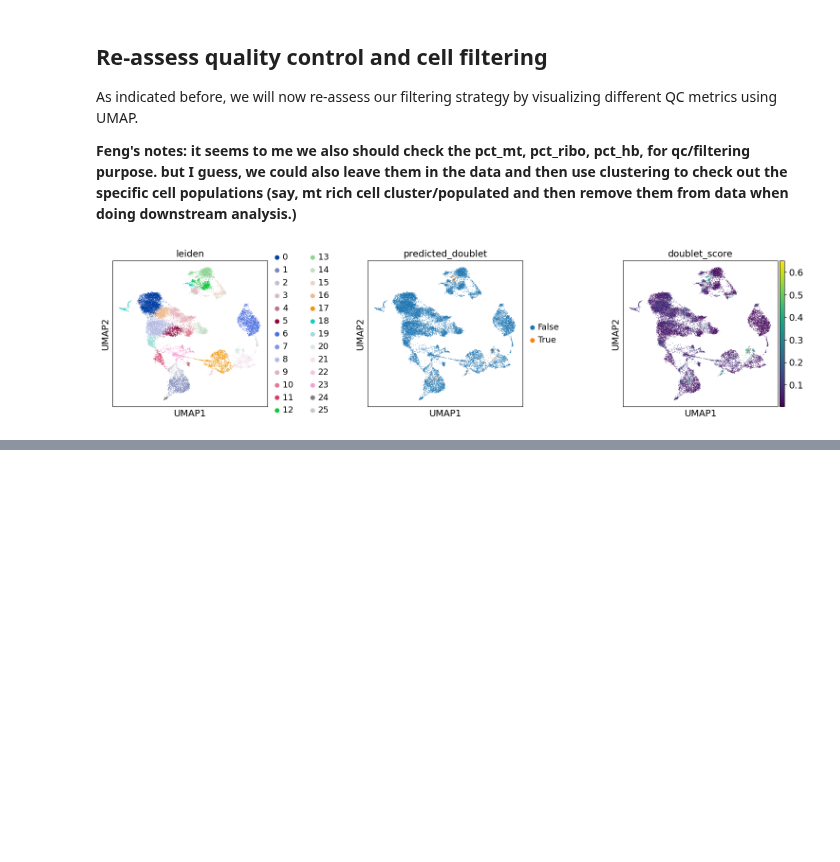
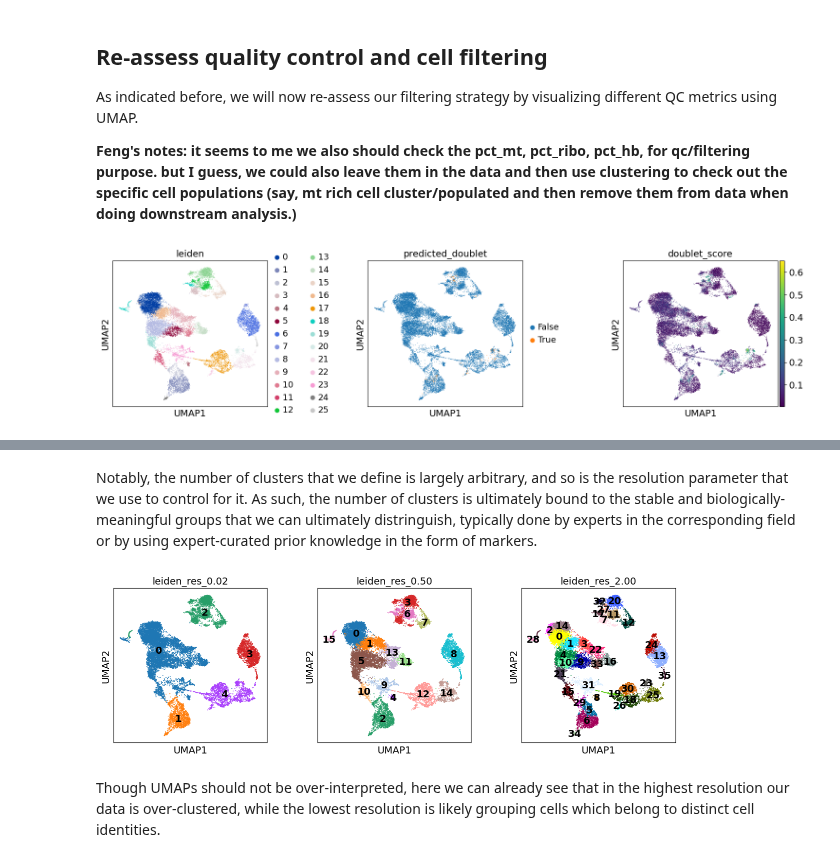
Before and after one commit to ffeng23/vs_pyhton_omics, a Jupyter notebook: scanpy_wfl_2.ipynb, the cells around one changed output, grey strips where cells are left out. Cells and saved outputs as stored; diff of their text form; code cells hidden in the pictures; blank space fills up the shorter version.

```diff
--- a/scanpy_wfl_2.ipynb
+++ b/scanpy_wfl_2.ipynb
@@ -429,0 +458,12 @@ sc.pl.umap(
+# %% [markdown]
+Notably, the number of clusters that we define is largely arbitrary, and so is the resolution parameter that we use to control for it. As such, the number of clusters is ultimately bound to the stable and biologically-meaningful groups that we can ultimately distringuish, typically done by experts in the corresponding field or by using expert-curated prior knowledge in the form of markers.
+# %%
+sc.pl.umap(
+    adata,
+    color=["leiden_res_0.02", "leiden_res_0.50", "leiden_res_2.00"],
+    legend_loc="on data",
+)
+# %% [output]
+[figure, added]
+# %% [markdown]
+Though UMAPs should not be over-interpreted, here we can already see that in the highest resolution our data is over-clustered, while the lowest resolution is likely grouping cells which belong to distinct cell identities.
```
Also changed, not shown: parts of 28 cells of this notebook, 1 other file.
